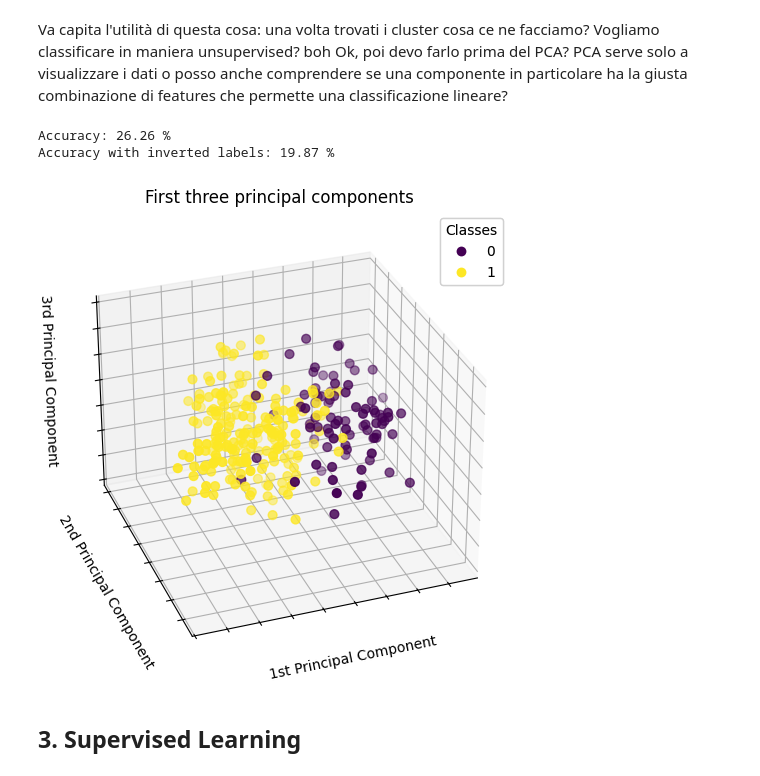
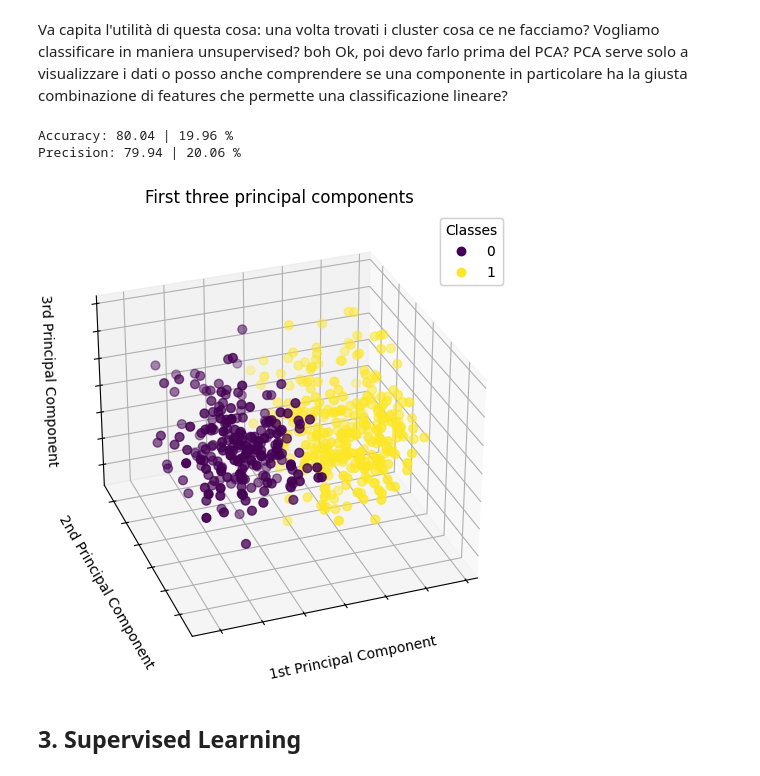
Before and after one commit to carlotoffoli/tdc_fp, a Jupyter notebook: main.ipynb, the cells around one changed output. Drawn from its saved outputs; the diff is of its cells as text; code cells hidden in the pictures.

```diff
--- a/main.ipynb
+++ b/main.ipynb
@@ -91,17 +92,18 @@ np.random.seed(ID)
 All the preprocessing helper functions are defined in `preproc.py`.
 As many samples lack the significant `ca` feature we have decided to use just the Cleveland data which provides that feature in almost all the samples.
 # %%
-# TODO: Dropping columns when loading the dataset isn't ideal, move it to another function
-# (we will use it to control the number of features)
-csv_dataframe = load_dataset('tdc_fp/data/heart_disease_uci.csv', drop_columns=['id']) # tried dropping `ca` because 611 samples were missing it
+# Load dataset
+# If during testing a column is not needed it may be added to the dropped columns here
+csv_dataframe = load_dataset('tdc_fp/data/heart_disease_uci.csv', drop_columns=['id'])
 
-# print(csv_dataframe.head())
-
-enc = OrdinalEncoder()
-dataset = enc.fit_transform(csv_dataframe.to_numpy())
-value_map = enc.categories_
+# OrdinalEncoder code
+encoded_features = [1,2,3,7,11,13]
+enc = OrdinalEncoder().fit(csv_dataframe.to_numpy())
+value_map = [np.append(np.random.permutation(a[:-1]), a[-1]) if a[-1] is np.nan else np.random.permutation(a) if i in encoded_features else a for i, a in enumerate(enc.categories_)]
+dataset = OrdinalEncoder(categories=value_map).fit_transform(csv_dataframe.to_numpy())
 
 # dataset, value_map = encode_feature(csv_dataframe) # Old code - value map is list of list!
+# dataset, feature_names = encode_dataset(csv_dataframe, [1,2,3,7,11,12,13])
 
 # Print the mapped array
 print("Dataset is:")
@@ -180,15 +180,15 @@ Ok, poi devo farlo prima del PCA? PCA serve solo a visualizzare i dati o posso a
 permuted_indexes = np.random.permutation(X.shape[0])
 
 X = X[permuted_indexes]
-Y = Y[permuted_indexes]
+Y = Y[permuted_indexes].ravel()
 
+# Splitting with stratification ensures consistency of the Y distribution between the train and test sets
 X_train, X_test, y_train, y_test = train_test_split(X, Y, test_size=0.2, stratify=Y, random_state=ID)
 # %%
 # For what concerns visualization, we need to decompose the data into at most 3 components
 # (plus the labels which are represented by the color of the datapoints)
 
 # Sample code
-from sklearn.decomposition import PCA
 
 def scatter_plot(data: np.ndarray, clusters: np.ndarray = None, centers: np.ndarray = None, title: str = None) -> None:
     """
@@ -217,56 +217,55 @@ def scatter_plot(data: np.ndarray, clusters: np.ndarray = None, centers: np.ndar
     plt.close()
 
 # Do clustering into two clusters
-# clustering = KMeans(2, n_init=10).fit(X)
-clustering = AgglomerativeClustering(2, linkage='ward').fit(X)
+clustering = KMeans(2, n_init=10).fit(X)
+# clustering = AgglomerativeClustering(2, linkage='ward').fit(X)
 
 labels = clustering.labels_
-inverted_labels = np.invert(clustering.labels_.astype(bool)).astype(int)
 
 # Compute the score manually:
 # just do the dot product between the two arrays and divide the result by the number of samples
 def manual_score(cluster_labels, y) -> float:
-    return np.dot(cluster_labels, y)[0] / y.shape[0]
+    return np.dot(cluster_labels, y) / y.shape[0]
 
-print("Accuracy:", round(manual_score(clustering.labels_, Y)*100, 2), "%")
-print("Accuracy with inverted labels:", round(manual_score(inverted_labels, Y)*100, 2), "%")
+print(f"Accuracy: {round(accuracy_score(labels, Y)*100, 2)} | {round((1-accuracy_score(labels, Y))*100, 2)} %")
+print(f"Precision: {round(precision_score(labels, Y)*100, 2)} | {round((1-precision_score(labels, Y))*100, 2)} %")
 
 fig = plt.figure(1, figsize=(8, 6))
 ax = fig.add_subplot(111, projection="3d", elev=-150, azim=110)
 
 X_reduced = PCA(n_components=3).fit_transform(X)
 scatter = ax.scatter(
     X_reduced[:, 0],
     X_reduced[:, 1],
     X_reduced[:, 2],
-    c=pd.Series(inverted_labels.ravel()),
+    c=pd.Series(labels.ravel()),
     s=40,
 )
 
 ax.set(
     title="First three principal components",
     xlabel="1st Principal Component",
     ylabel="2nd Principal Component",
     zlabel="3rd Principal Component",
 )
 ax.xaxis.set_ticklabels([])
 ax.yaxis.set_ticklabels([])
 ax.zaxis.set_ticklabels([])
 
 # Add a legend
 legend1 = ax.legend(
     scatter.legend_elements()[0],
     np.unique(Y).tolist(),
     loc="upper right",
     title="Classes",
 )
 ax.add_artist(legend1)
 
 plt.show()
 # %% [output]
-Accuracy: 26.26 %
-Accuracy with inverted labels: 19.87 %
+Accuracy: 80.04 | 19.96 %
+Precision: 79.94 | 20.06 %
-[figure, old version]
+[figure, new version]
 # %% [markdown]
 ## 3. Supervised Learning
 # %%
```
Also changed, not shown: parts of 4 cells of this notebook, 2 other files.
